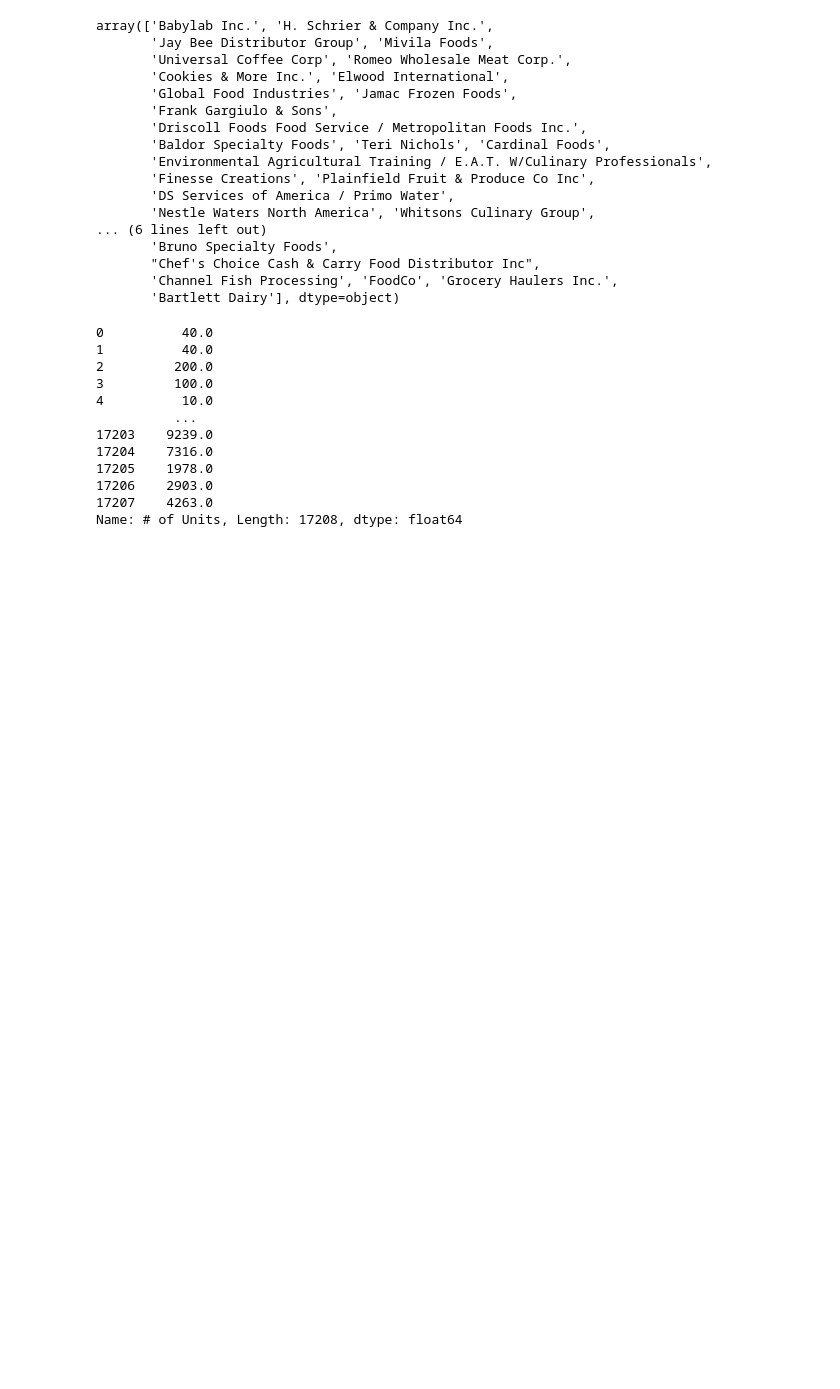
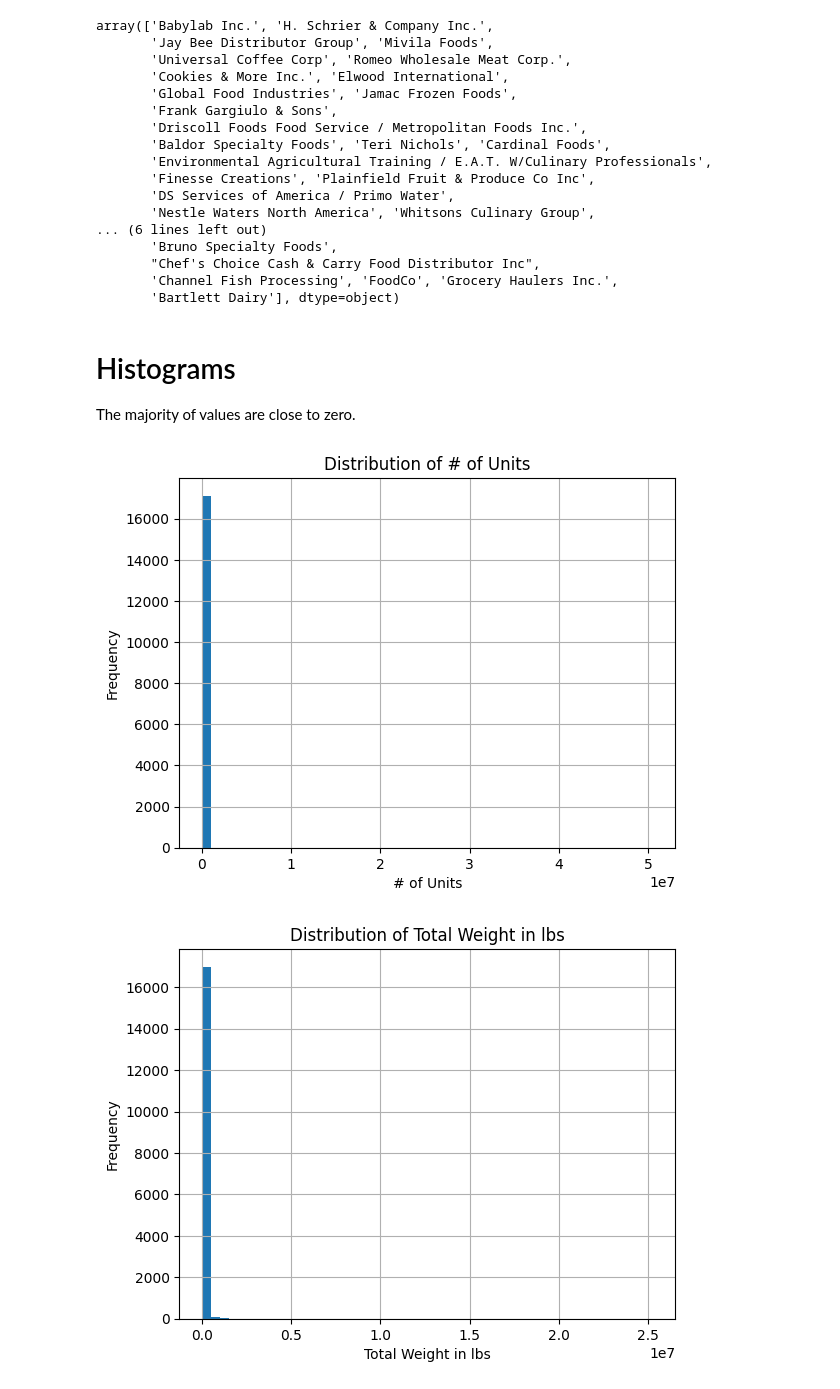
Before and after one commit to newexo/good-eats, a Jupyter notebook: notebooks/Initial-Exploration.ipynb, the cells around one changed output. Drawn from its saved outputs; the diff is of its cells as text; code cells hidden in the pictures; blank space fills up the shorter version.

```diff
--- a/notebooks/Initial-Exploration.ipynb
+++ b/notebooks/Initial-Exploration.ipynb
@@ -143,18 +188,20 @@ array(['Babylab Inc.', 'H. Schrier & Company Inc.',
        "Chef's Choice Cash & Carry Food Distributor Inc",
        'Channel Fish Processing', 'FoodCo', 'Grocery Haulers Inc.',
        'Bartlett Dairy'], dtype=object)
+# %% [markdown]
+# Histograms
+
+The majority of values are close to zero.
 # %%
-df["# of Units"]
+numeric_columns = ['# of Units', 'Total Weight in lbs', 'Total Cost']
+
+for col in numeric_columns:
+    plt.figure()
+    df[col].dropna().hist(bins=50)
+    plt.title(f'Distribution of {col}')
+    plt.xlabel(col)
+    plt.ylabel('Frequency')
+    plt.show()
 # %% [output]
-0          40.0
-1          40.0
-2         200.0
-3         100.0
-4          10.0
-          ...
-17203    9239.0
-17204    7316.0
-17205    1978.0
-17206    2903.0
-17207    4263.0
-Name: # of Units, Length: 17208, dtype: float64
+[figure, added]
+[figure, added]
```
Also changed, not shown: parts of 14 cells of this notebook.
